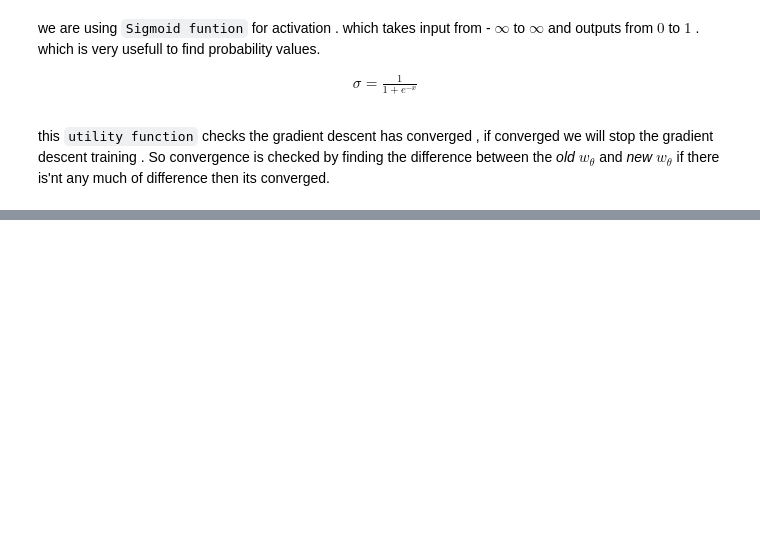
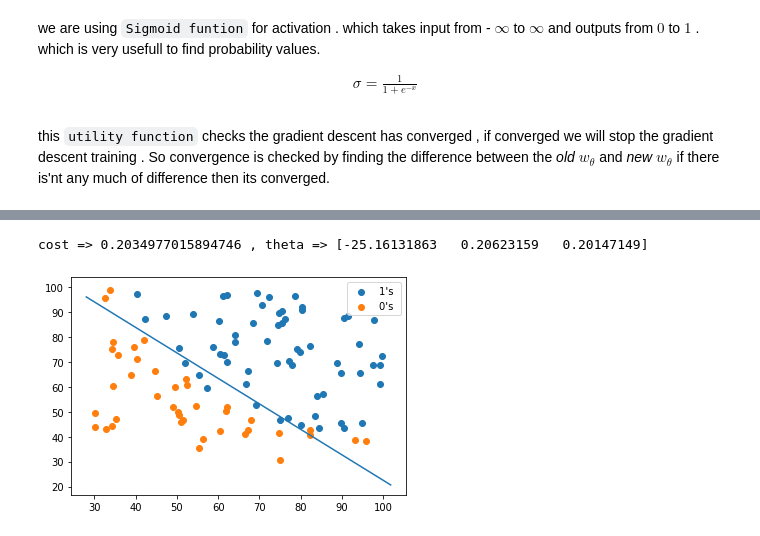
Before and after one commit to guruprasaad123/ml_for_life, a Jupyter notebook: from_scratch/logistic_regression/gradient-descent/first-order-optimization.ipynb, the cells around one changed output, grey strips where cells are left out. Cells and saved outputs as stored; diff of their text form; code cells hidden in the pictures; blank space fills up the shorter version.

```diff
--- a/from_scratch/logistic_regression/gradient-descent/first-order-optimization.ipynb
+++ b/from_scratch/logistic_regression/gradient-descent/first-order-optimization.ipynb
@@ -81,0 +112,13 @@ $$ \frac{\partial loss}{\partial w} = \frac{(h_\theta(x) - y)x^T}{m} $$
+# %%
+def costFunction(theta, X, y):
+
+    m = y.size  # number of training examples
+
+    J = 0
+
+    h = sigmoid(X.dot(theta.T)) # sigmoid function
+
+    J = (1 / m) * np.sum(-y.dot(np.log(h)) - (1 - y).dot(np.log(1 - h)))
+    grad = (1 / m) * (h - y).dot(X)
+
+    return J, grad
@@ -81,0 +190,28 @@ $$ \frac{\partial loss}{\partial w} = \frac{(h_\theta(x) - y)x^T}{m} $$
+# %%
+ones = X[y==1] # features X where y == 1
+zeros = X[y==0] # features X where y == 0
+row , col = X.shape
+# Add intercept term to X
+X = np.concatenate([np.ones((row, 1)), X], axis=1)
+# get cost , theta values to plot the threshold 0.5 that decides where the feature X belongs to class A or B
+(cost,theta)=get_theta(costFunction , X , y )
+
+print('cost => {} , theta => {}'.format(cost,theta) )
+#print(' x ',X[:,1:3]) # prints col 0 , 1
+# calculate min of X - 2 , max of X + 2
+x_treme = np.array([ np.min(X[:,1]) - 2 , np.max(X[:,1]) + 2 ])
+# calculate y extreme
+#y_treme = (-1. / theta[2]) * ( theta[1] * x_treme + theta[0] )
+
+y_treme = - (( np.dot(theta[1] ,x_treme) ) + theta[0] ) / theta[2]
+
+plt.plot(x_treme , y_treme)
+
+plt.scatter(ones[0],ones[1] , label="1's ")
+plt.scatter(zeros[0],zeros[1], label="0's ")
+
+plt.legend(loc="upper right")
+plt.show()
+# %% [output]
+cost => 0.2034977015894746 , theta => [-25.16131863   0.20623159   0.20147149]
+[figure, added]
```
Also changed, not shown: parts of 11 cells of this notebook, 1 other file.
